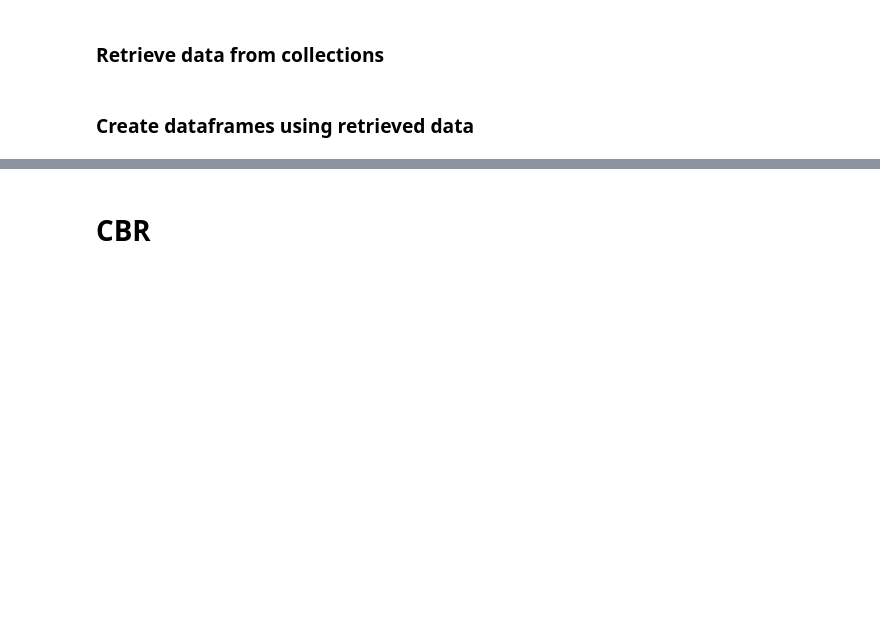
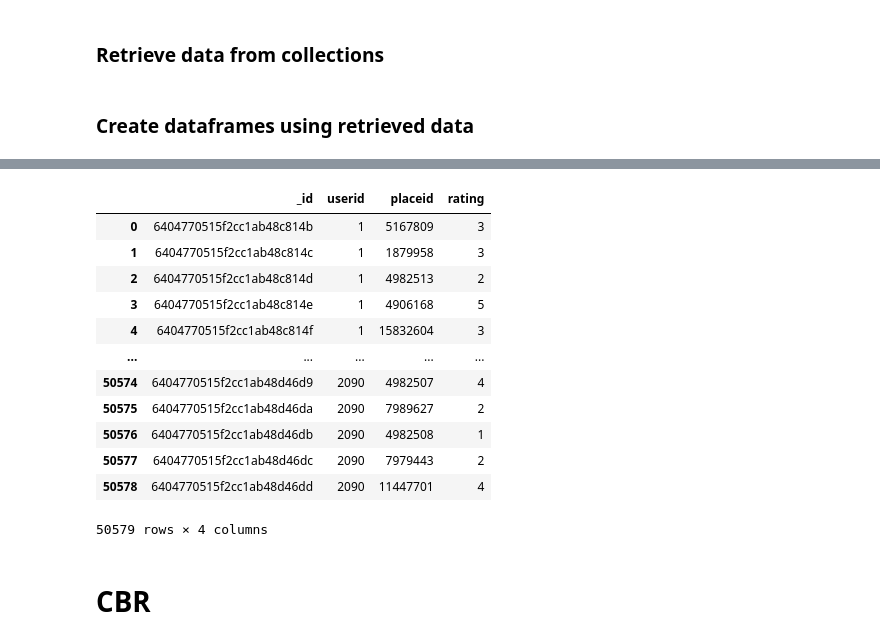
Before and after one commit to adwaitkulkarni2211/Capstone_Project, a Jupyter notebook: CBR/recommendations.ipynb, the cells around one changed output, grey strips where cells are left out. Cells and saved outputs as stored; diff of their text form; code cells hidden in the pictures; blank space fills up the shorter version.

```diff
--- a/CBR/recommendations.ipynb
+++ b/CBR/recommendations.ipynb
@@ -59,3 +75,20 @@ ds = pd.DataFrame(list(places_data))
+# %%
+ratings_df = pd.DataFrame(list(ratings_data))
+ratings_df
+# %% [output]
+|  | _id | userid | placeid | rating |
+| 0 | 6404770515f2cc1ab48c814b | 1 | 5167809 | 3 |
+| 1 | 6404770515f2cc1ab48c814c | 1 | 1879958 | 3 |
+| 2 | 6404770515f2cc1ab48c814d | 1 | 4982513 | 2 |
+| 3 | 6404770515f2cc1ab48c814e | 1 | 4906168 | 5 |
+| 4 | 6404770515f2cc1ab48c814f | 1 | 15832604 | 3 |
+| ... | ... | ... | ... | ... |
+| 50574 | 6404770515f2cc1ab48d46d9 | 2090 | 4982507 | 4 |
+| 50575 | 6404770515f2cc1ab48d46da | 2090 | 7989627 | 2 |
+| 50576 | 6404770515f2cc1ab48d46db | 2090 | 4982508 | 1 |
+| 50577 | 6404770515f2cc1ab48d46dc | 2090 | 7979443 | 2 |
+| 50578 | 6404770515f2cc1ab48d46dd | 2090 | 11447701 | 4 |
+50579 rows × 4 columns
 # %% [markdown]
 # CBR
 # %%
```
Also changed, not shown: parts of 14 cells of this notebook, 1 other file.
